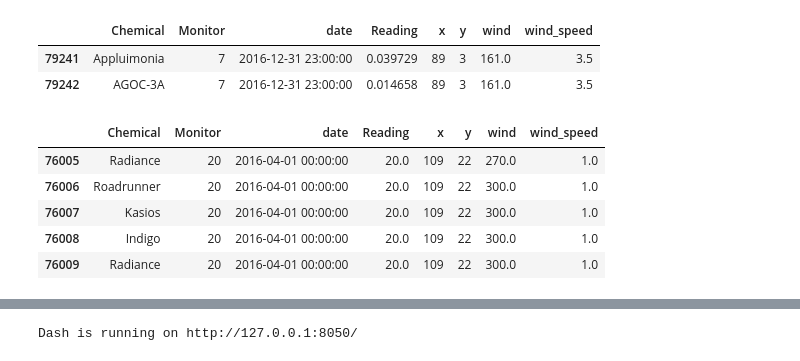
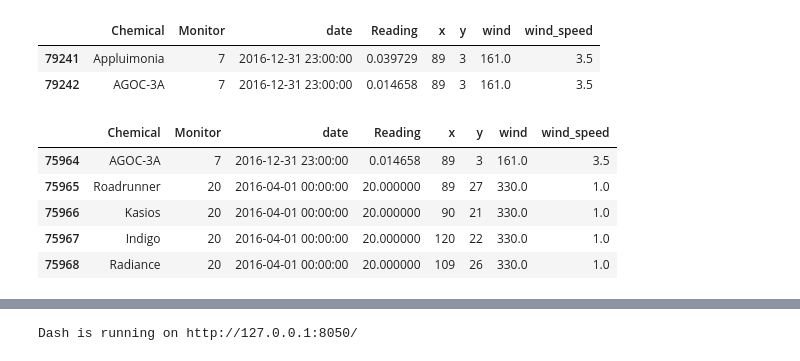
Before and after one commit to guevelel/COMP4449_Image_Classification, a Jupyter notebook: P7_Plume_COMP4449.ipynb, the cells around one changed output, grey strips where cells are left out. Drawn from its saved outputs; the diff is of its cells as text; code cells hidden in the pictures.

Commit message:
Completed wind graph, started regression analysis

```diff
--- a/P7_Plume_COMP4449.ipynb
+++ b/P7_Plume_COMP4449.ipynb
@@ -424,17 +443,17 @@ sensor.tail(2)
 #sensor.loc[len(sensor.index)] = ['Radiance', 10, '2016-04-01 00:00:00', 10, 109,22 ]
 
 #Want to add all wind speeds for the factories so they show up in the plotly plots:
-for i in range(0, 330, 30):
-  sensor = pd.concat([sensor,
+for i in range(0, 340, 30):
+  sensor_graph = pd.concat([sensor,
                       pd.DataFrame({'Chemical':'Roadrunner', 'Monitor': 20, 'date':'2016-04-01 00:00:00', 'Reading':20,
                              'x':89,'y':27, 'wind': i, 'wind_speed':1 }, index=[0])], axis=0, ignore_index = True)
-  sensor = pd.concat([sensor,
+  sensor_graph  = pd.concat([sensor_graph ,
                       pd.DataFrame({'Chemical':'Kasios', 'Monitor': 20, 'date':'2016-04-01 00:00:00', 'Reading':20,
                              'x':90,'y':21, 'wind': i, 'wind_speed':1 }, index=[0])], axis=0, ignore_index = True)
-  sensor = pd.concat([sensor,
+  sensor_graph  = pd.concat([sensor_graph ,
                       pd.DataFrame({'Chemical':'Indigo', 'Monitor': 20, 'date':'2016-04-01 00:00:00', 'Reading':20,
                              'x':120,'y':22, 'wind': i, 'wind_speed':1 }, index=[0])], axis=0, ignore_index = True)
-  sensor = pd.concat([sensor,
+  sensor_graph  = pd.concat([sensor_graph ,
                       pd.DataFrame({'Chemical':'Radiance', 'Monitor': 20, 'date':'2016-04-01 00:00:00', 'Reading':20,
                              'x':109,'y':26, 'wind': i, 'wind_speed':1 }, index=[0])], axis=0, ignore_index = True)
 
@@ -442,14 +461,14 @@ for i in range(0, 330, 30):
   #sensor.append({'Chemical':'Roadrunner', 'Monitor': 20, 'date':'2016-04-01 00:00:00', 'Reading':20,
   #                           'x':109,'y':22, 'wind': i, 'wind_speed':1 }, ignore_index=True)
 # %%
-sensor.tail()
+sensor_graph.tail()
 # %% [output]
 |  | Chemical | Monitor | date | Reading | x | y | wind | wind_speed |
-| 76005 | Radiance | 20 | 2016-04-01 00:00:00 | 20.0 | 109 | 22 | 270.0 | 1.0 |
-| 76006 | Roadrunner | 20 | 2016-04-01 00:00:00 | 20.0 | 109 | 22 | 300.0 | 1.0 |
-| 76007 | Kasios | 20 | 2016-04-01 00:00:00 | 20.0 | 109 | 22 | 300.0 | 1.0 |
-| 76008 | Indigo | 20 | 2016-04-01 00:00:00 | 20.0 | 109 | 22 | 300.0 | 1.0 |
-| 76009 | Radiance | 20 | 2016-04-01 00:00:00 | 20.0 | 109 | 22 | 300.0 | 1.0 |
+| 75964 | AGOC-3A | 7 | 2016-12-31 23:00:00 | 0.014658 | 89 | 3 | 161.0 | 3.5 |
+| 75965 | Roadrunner | 20 | 2016-04-01 00:00:00 | 20.000000 | 89 | 27 | 330.0 | 1.0 |
+| 75966 | Kasios | 20 | 2016-04-01 00:00:00 | 20.000000 | 90 | 21 | 330.0 | 1.0 |
+| 75967 | Indigo | 20 | 2016-04-01 00:00:00 | 20.000000 | 120 | 22 | 330.0 | 1.0 |
+| 75968 | Radiance | 20 | 2016-04-01 00:00:00 | 20.000000 | 109 | 26 | 330.0 | 1.0 |
 # %%
 
 #
```
Also changed, not shown: parts of 18 cells of this notebook.
